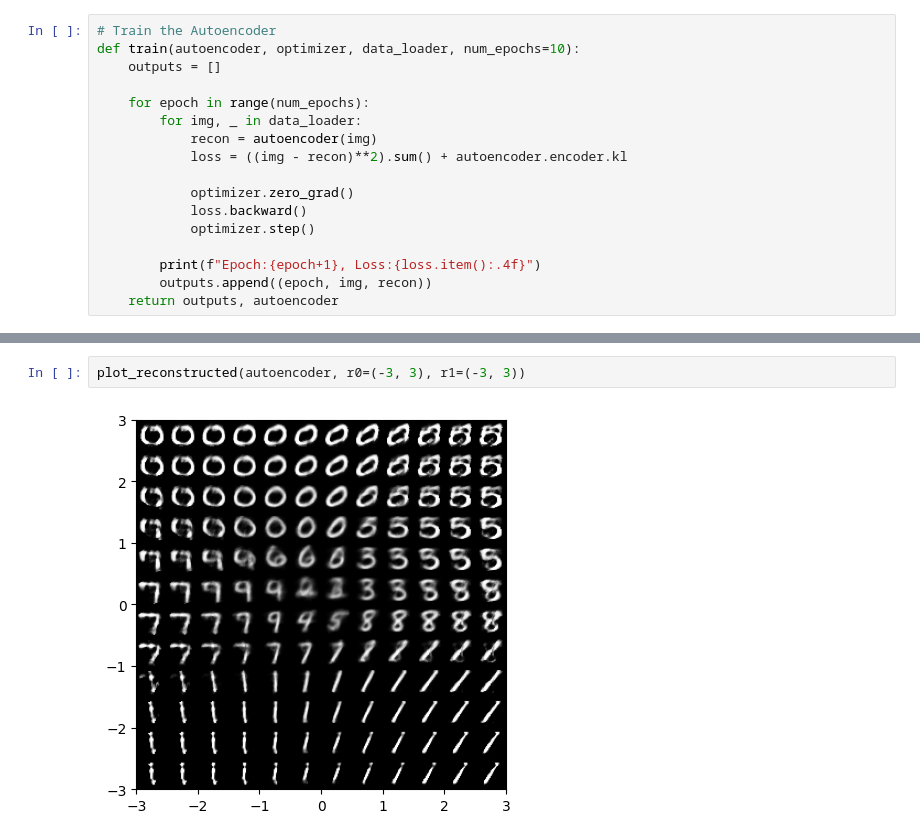
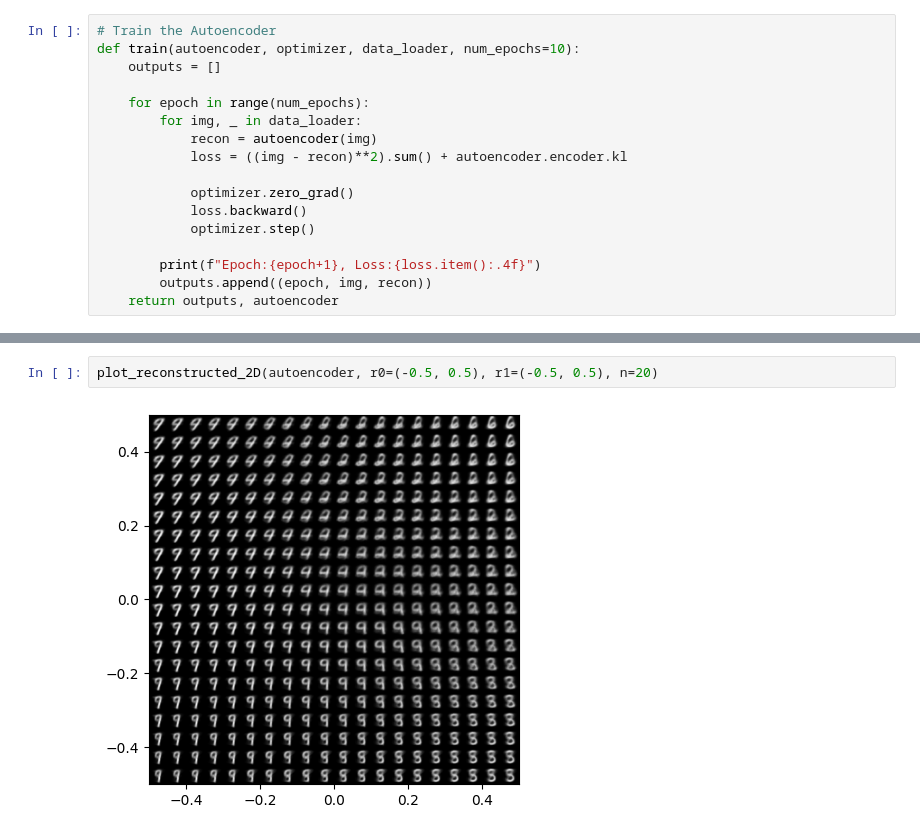
Before and after one commit to MaksymSevkovych/master-thesis, a Jupyter notebook: mnist/linearVAE.ipynb, the cells around one changed output, grey strips where cells are left out. Saved outputs shown, nothing was run; the diff lists cells and outputs as text.

```diff
--- a/mnist/linearVAE.ipynb
+++ b/mnist/linearVAE.ipynb
@@ -187,6 +186,6 @@ def plot_reconstructed(autoencoder, r0=(-5, 10), r1=(-10, 5), n=12):
             img[(n-1-i)*width:(n-1-i+1)*width, j*width:(j+1)*width] = x_hat
     plt.imshow(img, extent=[*r0, *r1])
-# %%
-plot_reconstructed(autoencoder, r0=(-3, 3), r1=(-3, 3))
-# %% [output]
-[figure, removed]
+# %%
+plot_reconstructed_2D(autoencoder, r0=(-0.5, 0.5), r1=(-0.5, 0.5), n=20)
+# %% [output]
+[figure, added]
```
Also changed, not shown: parts of 5 cells of this notebook, 9 other files.
